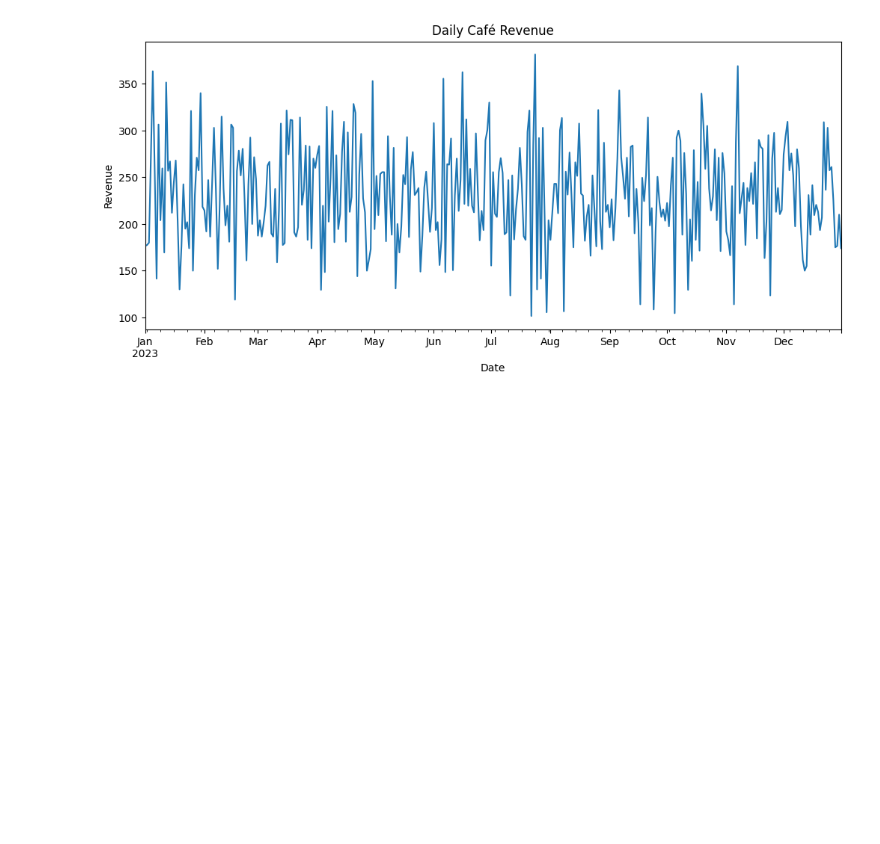
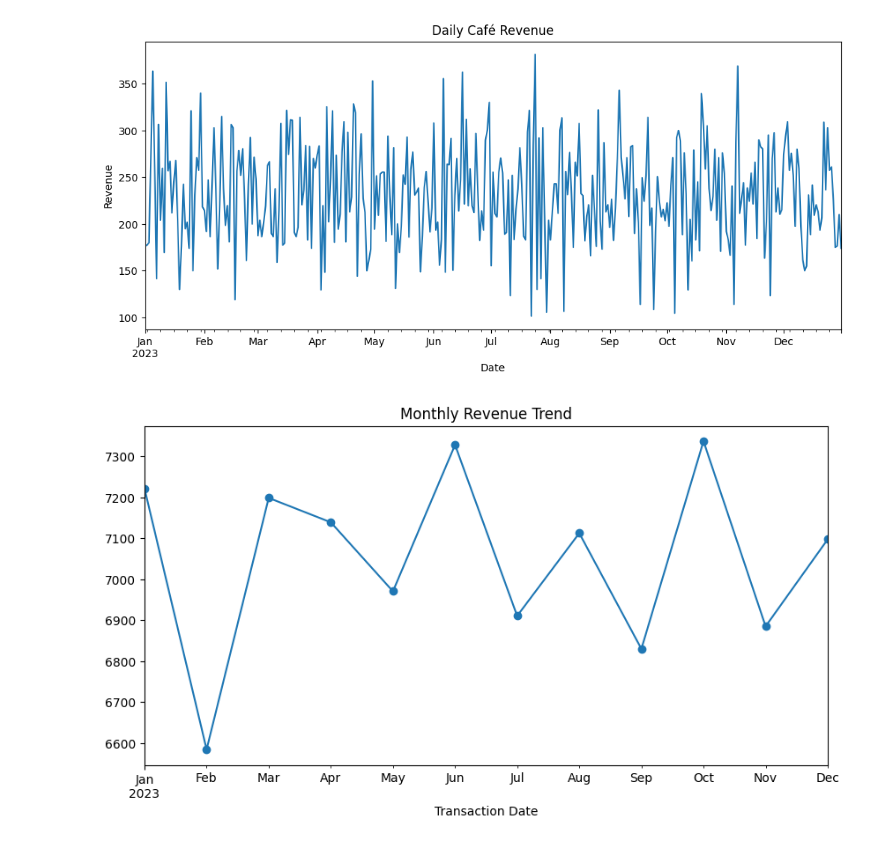
Before and after one commit to birhanumoges/Cafe-Sales-Forecasting_and_Recommendation-System, a Jupyter notebook: notebooks/time_series_analysis.ipynb, the cells around one changed output. Drawn from its saved outputs; the diff is of its cells as text; code cells hidden in the pictures; blank space fills up the shorter version.

```diff
--- a/notebooks/time_series_analysis.ipynb
+++ b/notebooks/time_series_analysis.ipynb
@@ -175,3 +175,11 @@ plt.ylabel("Revenue")
 plt.show()
 # %% [output]
 [figure]
+# %%
+monthly_sales = df['Total Spent'].resample('M').sum()
+
+monthly_sales.plot(marker='o', figsize=(10,5))
+plt.title("Monthly Revenue Trend")
+plt.show()
+# %% [output]
+[figure, added]
```
Also changed, not shown: parts of 1 cell of this notebook.
